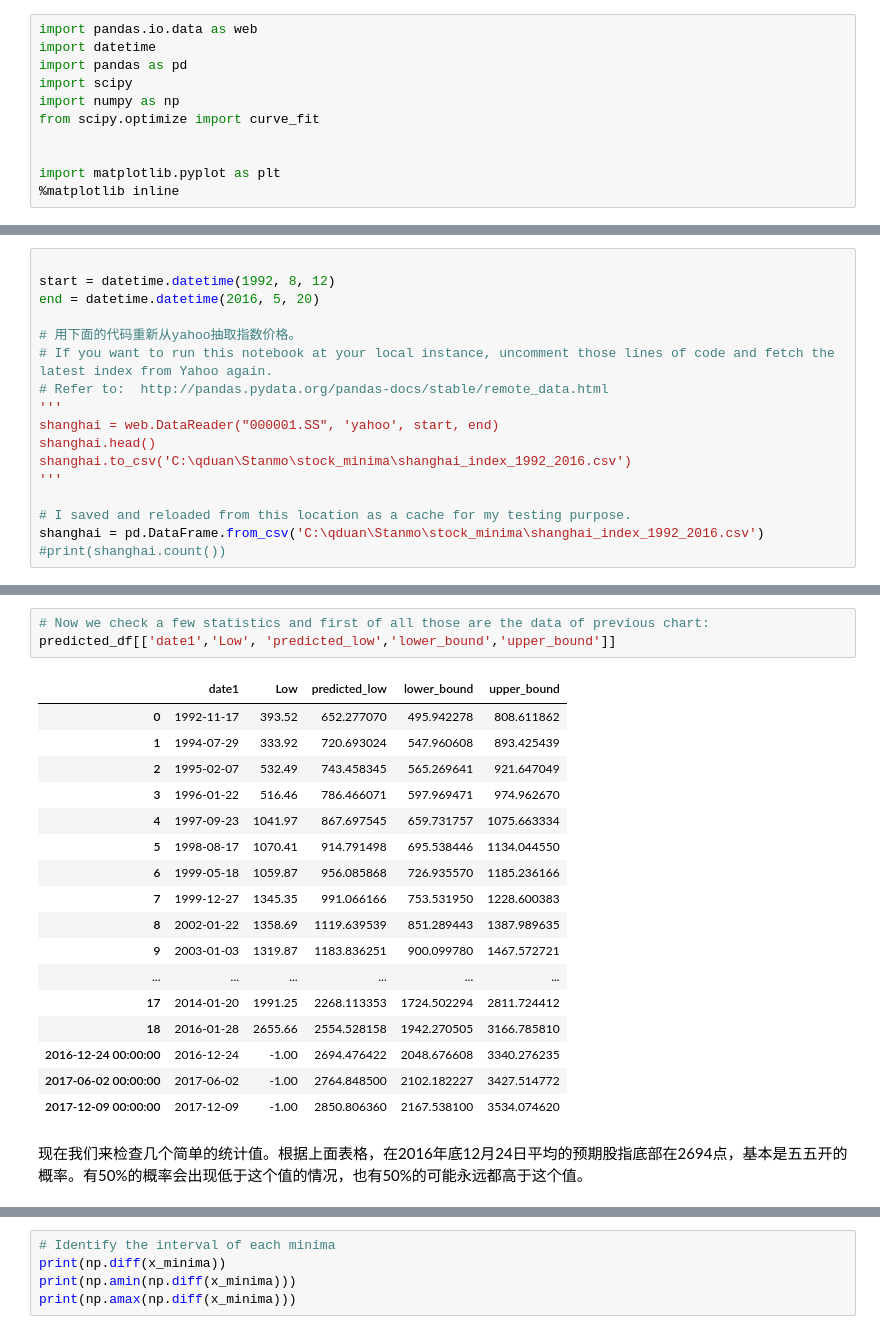
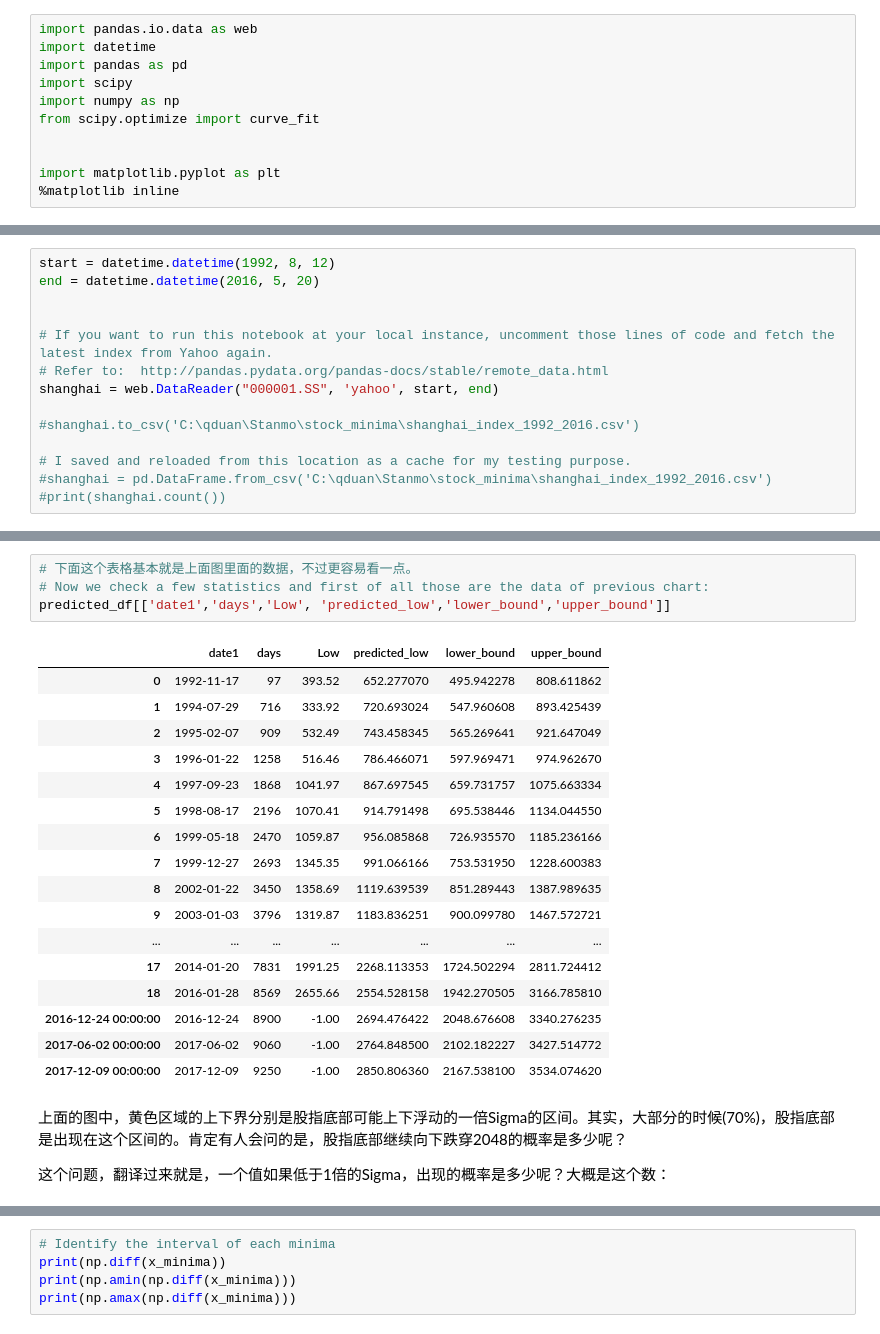
Before and after one commit to qiyangduan/standard_models_sample_code, a Jupyter notebook: stock_minima/fit_shanghai_index_by_exponential_curve_chinese.ipynb, the cells around one changed output, grey strips where cells are left out. Saved outputs shown, nothing was run; the diff lists cells and outputs as text.

```diff
--- a/stock_minima/fit_shanghai_index_by_exponential_curve_chinese.ipynb
+++ b/stock_minima/fit_shanghai_index_by_exponential_curve_chinese.ipynb
@@ -26,17 +29,14 @@ import matplotlib.pyplot as plt
 # %%
-
 start = datetime.datetime(1992, 8, 12)
 end = datetime.datetime(2016, 5, 20)
 
-# 用下面的代码重新从yahoo抽取指数价格。
+
 # If you want to run this notebook at your local instance, uncomment those lines of code and fetch the latest index from Yahoo again.
 # Refer to:  http://pandas.pydata.org/pandas-docs/stable/remote_data.html
-'''
 shanghai = web.DataReader("000001.SS", 'yahoo', start, end)
-shanghai.head()
-shanghai.to_csv('C:\qduan\Stanmo\stock_minima\shanghai_index_1992_2016.csv')
-'''
+
+#shanghai.to_csv('C:\qduan\Stanmo\stock_minima\shanghai_index_1992_2016.csv')
 
 # I saved and reloaded from this location as a cache for my testing purpose.
-shanghai = pd.DataFrame.from_csv('C:\qduan\Stanmo\stock_minima\shanghai_index_1992_2016.csv')
+#shanghai = pd.DataFrame.from_csv('C:\qduan\Stanmo\stock_minima\shanghai_index_1992_2016.csv')
 #print(shanghai.count())
@@ -148,25 +135,28 @@ plt.show()
 # %% [output]
 [figure]
 # %%
+# 下面这个表格基本就是上面图里面的数据，不过更容易看一点。
 # Now we check a few statistics and first of all those are the data of previous chart:
-predicted_df[['date1','Low', 'predicted_low','lower_bound','upper_bound']]
+predicted_df[['date1','days','Low', 'predicted_low','lower_bound','upper_bound']]
 # %% [output]
-|  | date1 | Low | predicted_low | lower_bound | upper_bound |
-| 0 | 1992-11-17 | 393.52 | 652.277070 | 495.942278 | 808.611862 |
-| 1 | 1994-07-29 | 333.92 | 720.693024 | 547.960608 | 893.425439 |
-| 2 | 1995-02-07 | 532.49 | 743.458345 | 565.269641 | 921.647049 |
-| 3 | 1996-01-22 | 516.46 | 786.466071 | 597.969471 | 974.962670 |
-| 4 | 1997-09-23 | 1041.97 | 867.697545 | 659.731757 | 1075.663334 |
-| 5 | 1998-08-17 | 1070.41 | 914.791498 | 695.538446 | 1134.044550 |
-| 6 | 1999-05-18 | 1059.87 | 956.085868 | 726.935570 | 1185.236166 |
-| 7 | 1999-12-27 | 1345.35 | 991.066166 | 753.531950 | 1228.600383 |
-| 8 | 2002-01-22 | 1358.69 | 1119.639539 | 851.289443 | 1387.989635 |
-| 9 | 2003-01-03 | 1319.87 | 1183.836251 | 900.099780 | 1467.572721 |
-| ... | ... | ... | ... | ... | ... |
-| 17 | 2014-01-20 | 1991.25 | 2268.113353 | 1724.502294 | 2811.724412 |
-| 18 | 2016-01-28 | 2655.66 | 2554.528158 | 1942.270505 | 3166.785810 |
-| 2016-12-24 00:00:00 | 2016-12-24 | -1.00 | 2694.476422 | 2048.676608 | 3340.276235 |
-| 2017-06-02 00:00:00 | 2017-06-02 | -1.00 | 2764.848500 | 2102.182227 | 3427.514772 |
-| 2017-12-09 00:00:00 | 2017-12-09 | -1.00 | 2850.806360 | 2167.538100 | 3534.074620 |
+|  | date1 | days | Low | predicted_low | lower_bound | upper_bound |
+| 0 | 1992-11-17 | 97 | 393.52 | 652.277070 | 495.942278 | 808.611862 |
+| 1 | 1994-07-29 | 716 | 333.92 | 720.693024 | 547.960608 | 893.425439 |
+| 2 | 1995-02-07 | 909 | 532.49 | 743.458345 | 565.269641 | 921.647049 |
+| 3 | 1996-01-22 | 1258 | 516.46 | 786.466071 | 597.969471 | 974.962670 |
+| 4 | 1997-09-23 | 1868 | 1041.97 | 867.697545 | 659.731757 | 1075.663334 |
+| 5 | 1998-08-17 | 2196 | 1070.41 | 914.791498 | 695.538446 | 1134.044550 |
+| 6 | 1999-05-18 | 2470 | 1059.87 | 956.085868 | 726.935570 | 1185.236166 |
+| 7 | 1999-12-27 | 2693 | 1345.35 | 991.066166 | 753.531950 | 1228.600383 |
+| 8 | 2002-01-22 | 3450 | 1358.69 | 1119.639539 | 851.289443 | 1387.989635 |
+| 9 | 2003-01-03 | 3796 | 1319.87 | 1183.836251 | 900.099780 | 1467.572721 |
+| ... | ... | ... | ... | ... | ... | ... |
+| 17 | 2014-01-20 | 7831 | 1991.25 | 2268.113353 | 1724.502294 | 2811.724412 |
+| 18 | 2016-01-28 | 8569 | 2655.66 | 2554.528158 | 1942.270505 | 3166.785810 |
+| 2016-12-24 00:00:00 | 2016-12-24 | 8900 | -1.00 | 2694.476422 | 2048.676608 | 3340.276235 |
+| 2017-06-02 00:00:00 | 2017-06-02 | 9060 | -1.00 | 2764.848500 | 2102.182227 | 3427.514772 |
+| 2017-12-09 00:00:00 | 2017-12-09 | 9250 | -1.00 | 2850.806360 | 2167.538100 | 3534.074620 |
-# %% [markdown]
-现在我们来检查几个简单的统计值。根据上面表格，在2016年底12月24日平均的预期股指底部在2694点，基本是五五开的概率。有50%的概率会出现低于这个值的情况，也有50%的可能永远都高于这个值。
+# %% [markdown]
+上面的图中，黄色区域的上下界分别是股指底部可能上下浮动的一倍Sigma的区间。其实，大部分的时候(70%)，股指底部是出现在这个区间的。肯定有人会问的是，股指底部继续向下跌穿2048的概率是多少呢？
+
+这个问题，翻译过来就是，一个值如果低于1倍的Sigma，出现的概率是多少呢？大概是这个数：
```
Also changed, not shown: parts of 32 cells of this notebook, 1 other file.
